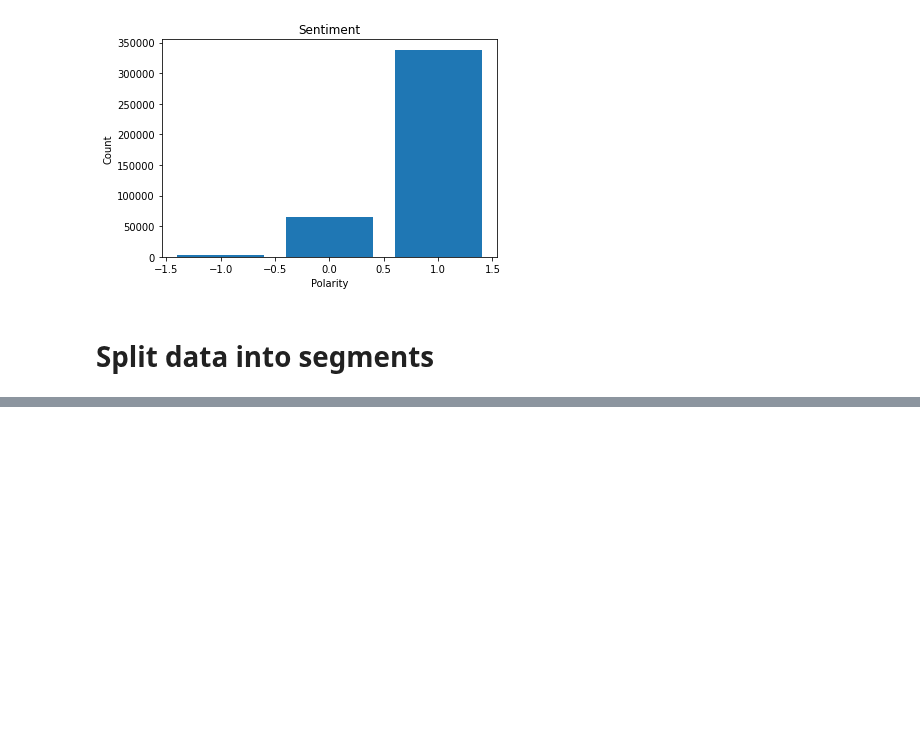
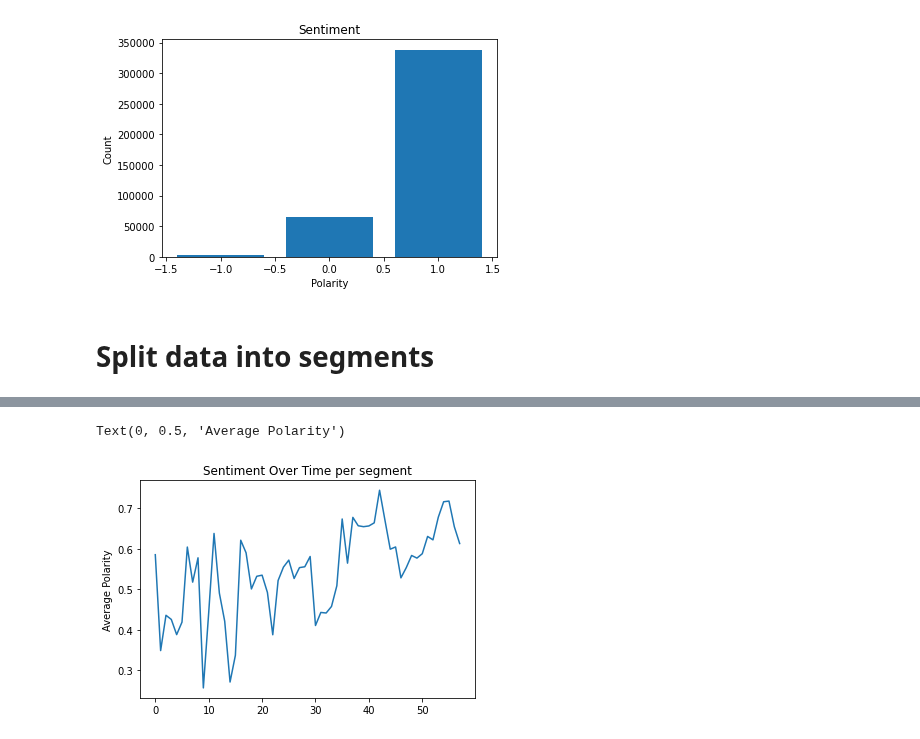
Before and after one commit to ginalamp/NFT_Twitter_Evolution, a Jupyter notebook: notebooks/sentiment_frequency.ipynb, the cells around one changed output, grey strips where cells are left out. Cells and saved outputs as stored; diff of their text form; code cells hidden in the pictures; blank space fills up the shorter version.

Commit message:
Basic sentiment per frequency segment

```diff
--- a/notebooks/sentiment_frequency.ipynb
+++ b/notebooks/sentiment_frequency.ipynb
@@ -223,0 +223,13 @@ See the caveats in the documentation: https://pandas.pydata.org/pandas-docs/stab
+# %%
+compounds = []
+mns, mxs = [], []
+for sub_df in sub_dfs:
+    compounds.append(sub_df.compound.mean())
+    mxs.append(sub_df.index.max())
+    mns.append(sub_df.index.min())
+
+compound_df = pd.DataFrame(dict(
+    mn=mns,
+    mx=mxs,
+    compouned=compounds
+))
@@ -223,0 +256,9 @@ See the caveats in the documentation: https://pandas.pydata.org/pandas-docs/stab
+# %%
+#plot average sentiment over time
+plt.plot(compound_df.index, compound_df['compouned'])
+plt.title('Sentiment Over Time per segment')
+plt.ylabel('Average Polarity')
+# plt.xlabel('Day of May 2021')
+# %% [output]
+Text(0, 0.5, 'Average Polarity')
+[figure, added]
```
Also changed, not shown: parts of 10 cells of this notebook.
